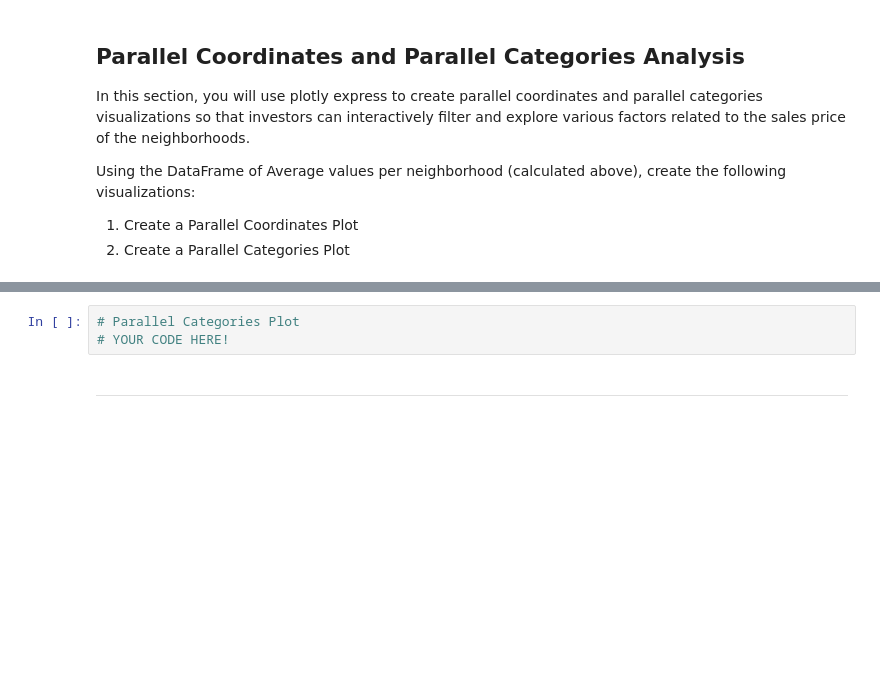
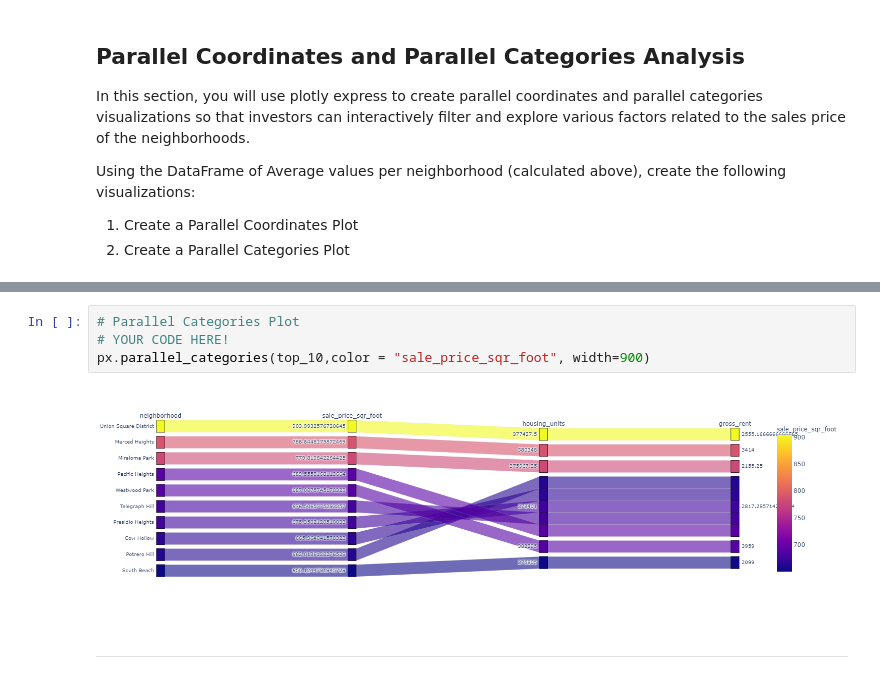
Before and after one commit to jacioduor/06-PyViz-Homework, a Jupyter notebook: Starter_Code/rental_analysis-Copy1.ipynb, the cells around one changed output, grey strips where cells are left out. Saved outputs shown, nothing was run; the diff lists cells and outputs as text; blank space fills up the shorter version.

```diff
--- a/Starter_Code/rental_analysis-Copy1.ipynb
+++ b/Starter_Code/rental_analysis-Copy1.ipynb
@@ -201,6 +229,9 @@ Using the DataFrame of Average values per neighborhood (calculated above), creat
 # %%
 # Parallel Categories Plot
 # YOUR CODE HERE!
+px.parallel_categories(top_10,color = "sale_price_sqr_foot", width=900)
+# %% [output]
+[figure, added]
 # %% [markdown]
 - - -
 # %% [markdown]
```
Also changed, not shown: parts of 9 cells of this notebook.
